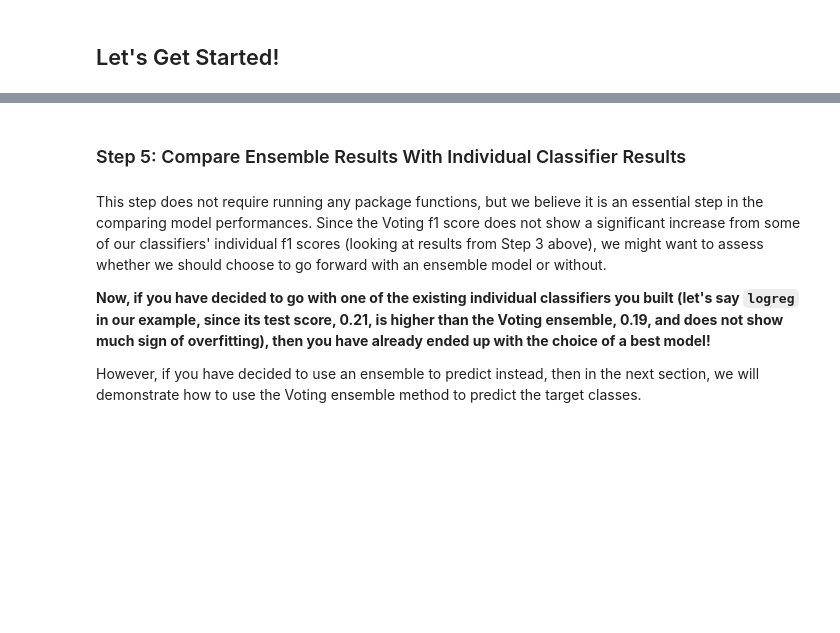
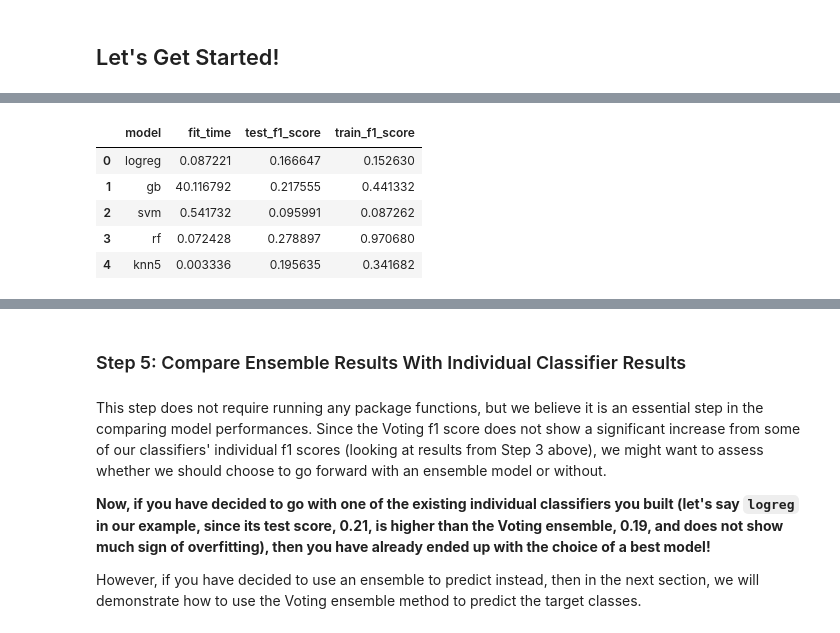
Before and after one commit to UBC-MDS/compare_classifiers, a Jupyter notebook: docs/example.ipynb, the cells around one changed output, grey strips where cells are left out. Cells and saved outputs as stored; diff of their text form; code cells hidden in the pictures; blank space fills up the shorter version.

```diff
--- a/docs/example.ipynb
+++ b/docs/example.ipynb
@@ -112 +136,10 @@ compare_f1(multi_ind, X_train, y_train)
+# %%
+compare_f1(multi_ind, X_train, y_train)
+# %% [output]
+|  | model | fit_time | test_f1_score | train_f1_score |
+| 0 | logreg | 0.087221 | 0.166647 | 0.152630 |
+| 1 | gb | 40.116792 | 0.217555 | 0.441332 |
+| 2 | svm | 0.541732 | 0.095991 | 0.087262 |
+| 3 | rf | 0.072428 | 0.278897 | 0.970680 |
+| 4 | knn5 | 0.003336 | 0.195635 | 0.341682 |
 # %% [markdown]
```
Also changed, not shown: parts of 25 cells of this notebook, 3 other files.
